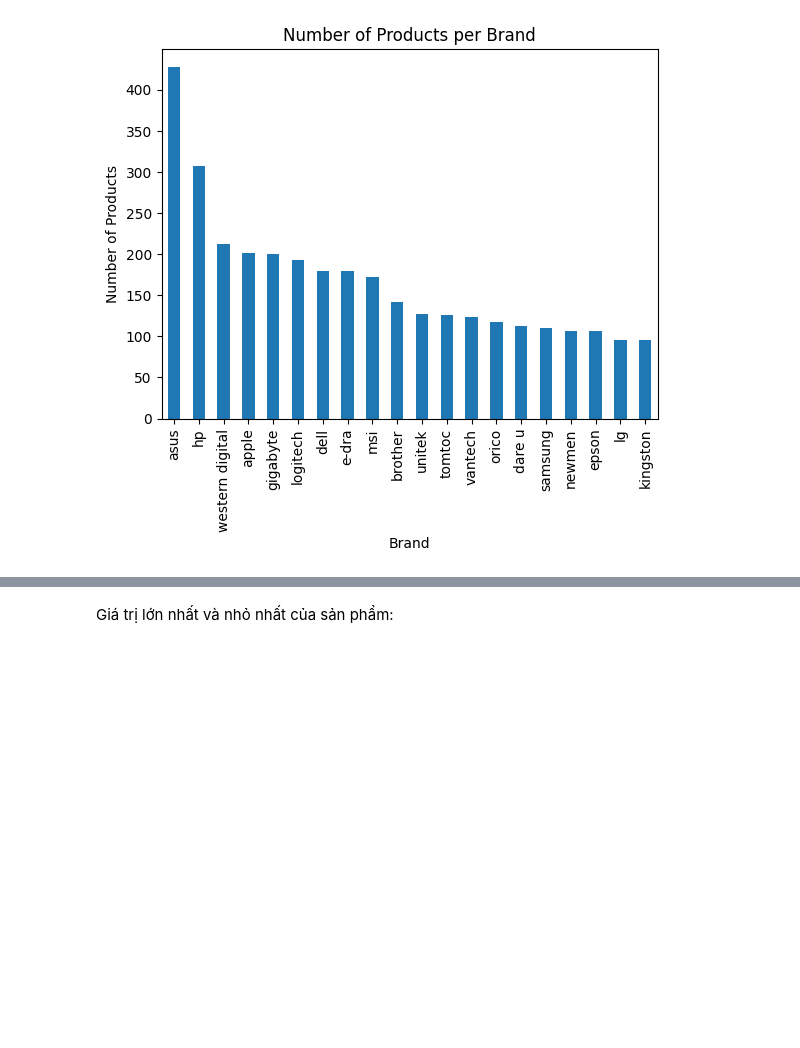
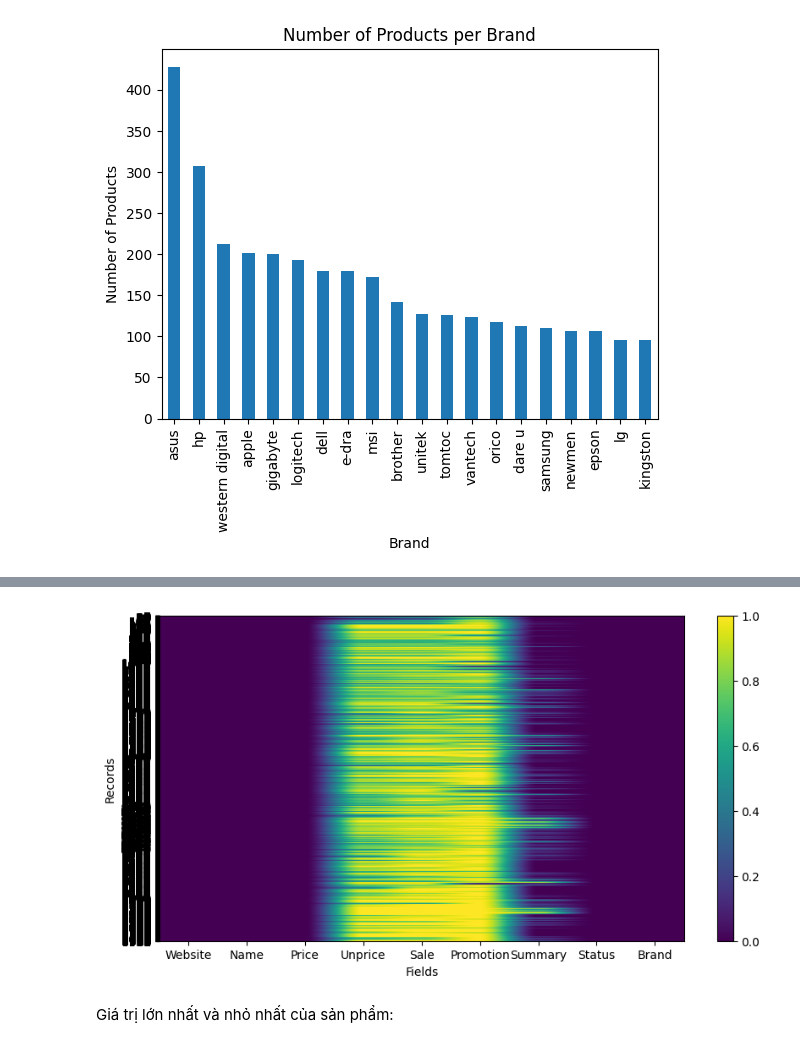
Before and after one commit to thanhdatnguyen1809/chatbot-rasa, a Jupyter notebook: data.ipynb, the cells around one changed output, grey strips where cells are left out. Cells and saved outputs as stored; diff of their text form; code cells hidden in the pictures; blank space fills up the shorter version.

```diff
--- a/data.ipynb
+++ b/data.ipynb
@@ -165,3 +269,14 @@ plt.show()
+# %%
+plt.figure(figsize=(10,5))
+plt.imshow(df.isnull(), cmap='viridis', aspect='auto')
+plt.xticks(range(len(df.columns)), df.columns)
+plt.yticks(range(len(df.index)), df.index)
+plt.xlabel('Fields')
+plt.ylabel('Records')
+plt.colorbar()
+plt.show()
+# %% [output]
+[figure, added]
 # %% [markdown]
 Giá trị lớn nhất và nhỏ nhất của sản phẩm:
 # %%
```
Also changed, not shown: parts of 26 cells of this notebook, 1 other file.
